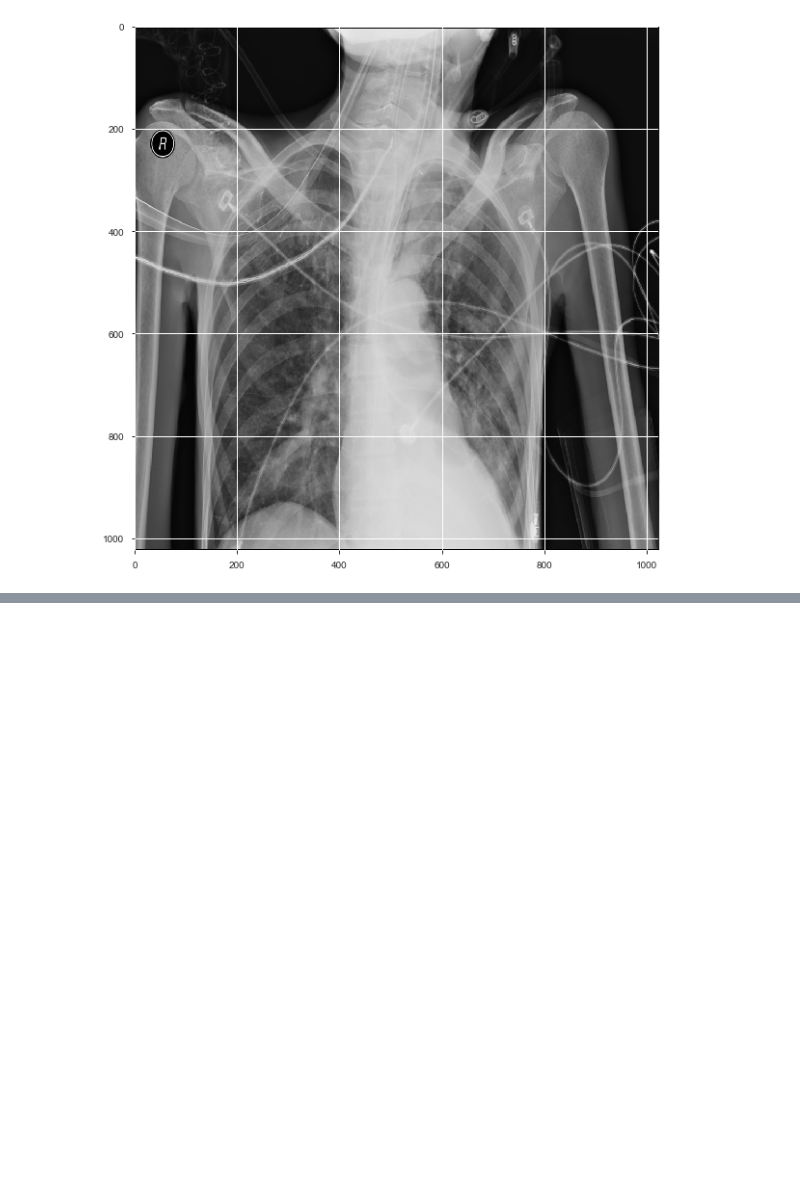
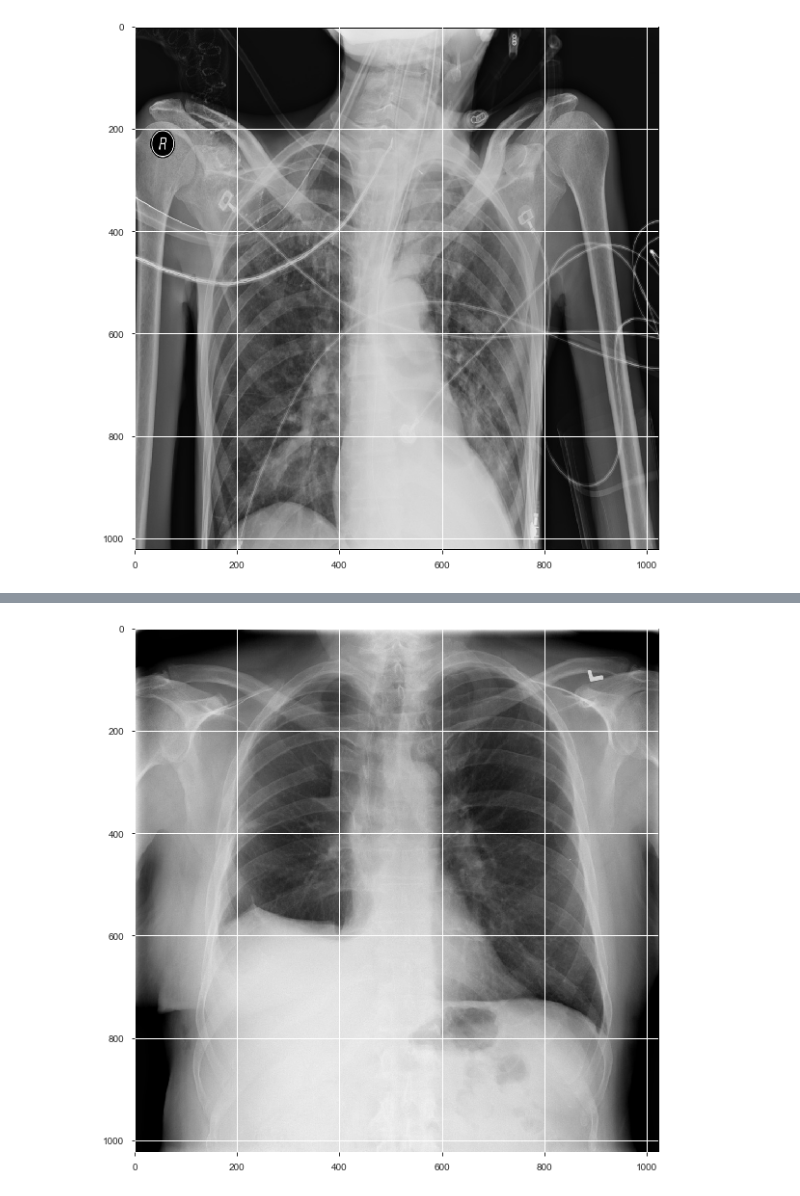
Before and after one commit to pachueud/capstone_project-1, a Jupyter notebook: Capstone Project - Deepak.ipynb, the cells around one changed output, grey strips where cells are left out. Cells and saved outputs as stored; diff of their text form; code cells hidden in the pictures; blank space fills up the shorter version.

```diff
--- a/Capstone Project - Deepak.ipynb
+++ b/Capstone Project - Deepak.ipynb
@@ -306,0 +334,3 @@ draw(parsedDF['fffec09e-8a4a-48b1-b33e-ab4890ccd136'])
+# %%
+# Image for not normnal ppl
+parsedNotNormalDict = parse_data(mergedDF[mergedDF['class'] == 'No Lung Opacity / Not Normal'])
@@ -306,0 +357,4 @@ draw(parsedDF['fffec09e-8a4a-48b1-b33e-ab4890ccd136'])
+# %%
+draw(parsedNotNormalDict['006cec2e-6ce2-4549-bffa-eadfcd1e9970'])
+# %% [output]
+[figure, added]
```
Also changed, not shown: parts of 25 cells of this notebook, 1 other file.
